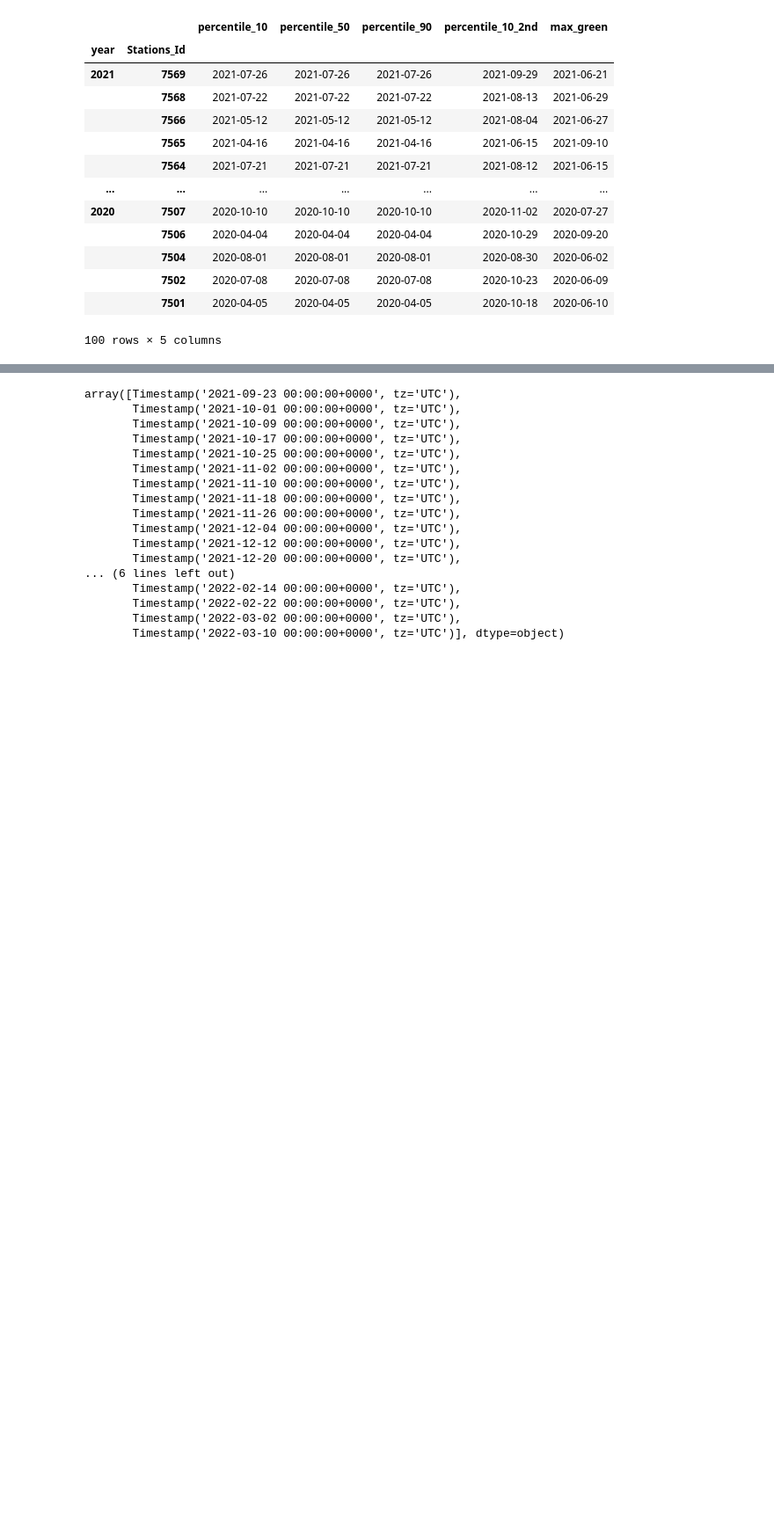
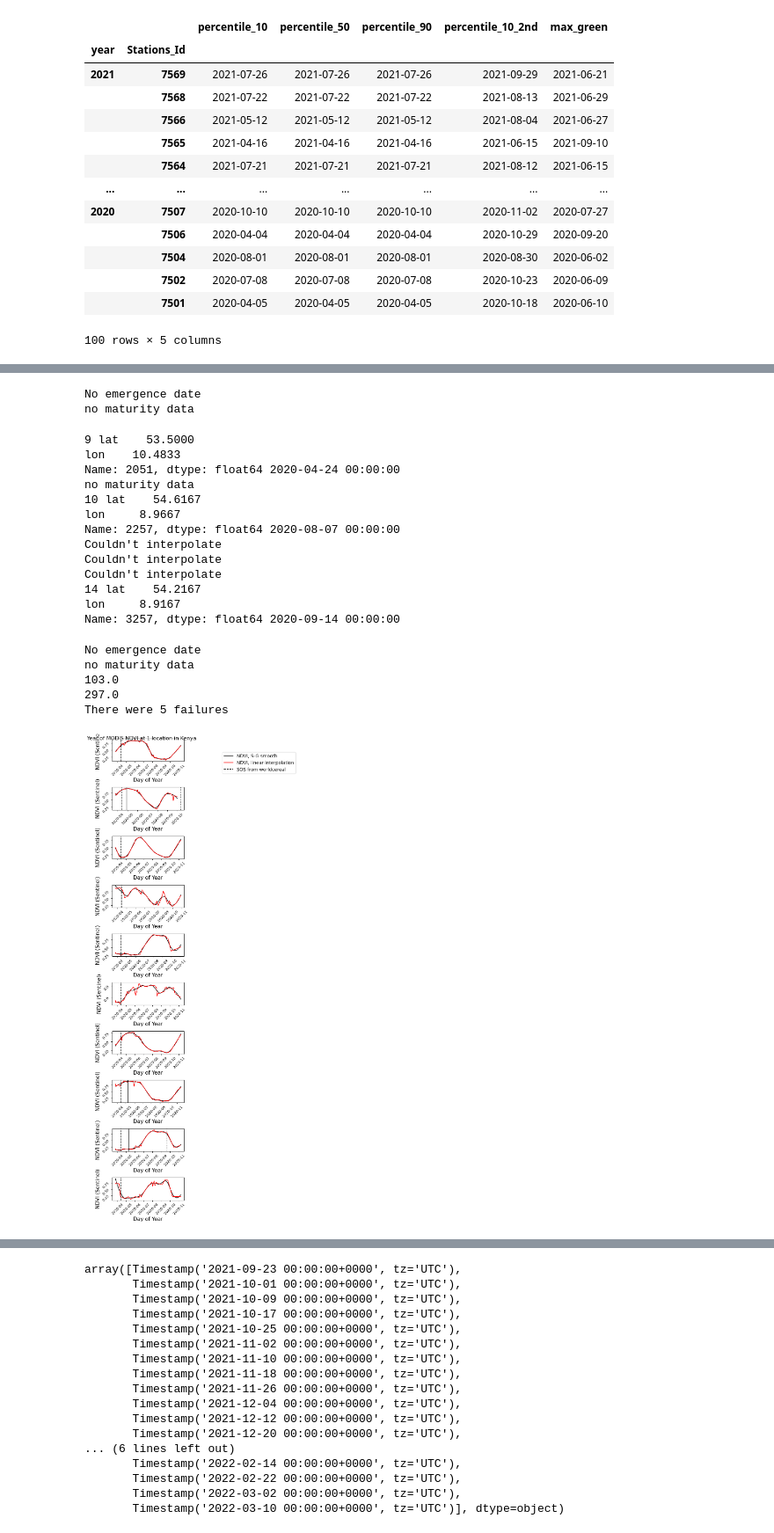
Before and after one commit to MartinP556/Satellite_Feature_Extraction, a Jupyter notebook: first_try_logit2.ipynb, the cells around one changed output, grey strips where cells are left out. Shown at 88% size. Drawn from its saved outputs; the diff is of its cells as text; code cells hidden in the pictures; blank space fills up the shorter version.

Commit message:
Adapting to new download method

```diff
--- a/first_try_logit2.ipynb
+++ b/first_try_logit2.ipynb
@@ -198,0 +188,5 @@ Station 7569 in 2021 has 58 observations
+# %%
+station = ds['Stations_Id'].unique()[0]
+year = 2020
+ds_station = ds.loc[ds['Stations_Id'] == station]
+ds_station_year = data_cleaning.restrict_to_growing_season(ds_station, year, ds_station['SOS'].iloc[0], ds_station['EOS'].iloc[0])
@@ -199,2 +195,2 @@ Station 7569 in 2021 has 58 observations
 # %%
-LSP.set_index(['year', 'Stations_Id'], inplace=True)
+ds_station_year.reset_index()#.set_index('formatted_time', inplace=True)
@@ -200,0 +234,10 @@ LSP.set_index(['year', 'Stations_Id'], inplace=True)
+# %%
+for first_in_file in np.arange(0, 1250, 50):
+    ds = pd.read_csv(f'C:\\Users\\wlwc1989\\Documents\\Phenology_Test_Notebooks\\earth_engine_MP\\Saved_files\\Sentinel\\Germany\\satdata{first_in_file}.csv')
+    ds = data_cleaning.add_EOS_to_df(ds)
+    ds = data_cleaning.add_SOS_to_df(ds)
+    ds['NDVI'] = normalized_difference(ds['median B4'], ds['median B8'])
+    if first_in_file == 0:
+        LSP_times = LSP.LSP_at_stations(ds, 2017, 2021, LSP_method='savgol')
+    else:
+        LSP_times = pd.concat([LSP_times, LSP.LSP_at_stations(ds, 2017, 2021, LSP_method='savgol')], axis=0)
@@ -288,0 +406,21 @@ def plot_many_NDVI_curves(ds, year, shift = 0, font_size = 15):
+# %%
+ds1 = pd.read_csv('C:\\Users\\wlwc1989\\Documents\\Phenology_Test_Notebooks\\earth_engine_MP\\Saved_files\\Sentinel\\Germany6\\satdata0.csv')
+ds2 = pd.read_csv('C:\\Users\\wlwc1989\\Documents\\Phenology_Test_Notebooks\\earth_engine_MP\\Saved_files\\Sentinel\\Germany6\\satdata5.csv')
+ds3 = pd.read_csv('C:\\Users\\wlwc1989\\Documents\\Phenology_Test_Notebooks\\earth_engine_MP\\Saved_files\\Sentinel\\Germany6\\satdata10.csv')
+# %%
+ds = pd.concat([ds1, ds2, ds3], axis = 0)
+ds = ds.where(ds['NDVI'] != -9999).dropna()
+ds = ds.where(ds['reducer'] == 'median').dropna()
+ds['date'] = pd.to_datetime(ds['date'])
+ds['year'] = ds['date'].dt.year
+obs_data = pd.read_csv('C:\\Users\\wlwc1989\\Documents\\Phenology_Test_Notebooks\\phenology_dwd\\results_for_comparing\\observed_times.csv')
+obs_data = obs_data.drop(columns=['Unnamed: 0', 'lat', 'lon'])
+obs_data = obs_data.rename(columns={'Stations_id':'Stations_Id', 'Referenzjahr': 'year'})
+ds = data_cleaning.add_EOS_to_df(ds)
+ds = data_cleaning.add_SOS_to_df(ds)
+ds = pd.merge(ds, obs_data, on=['Stations_Id', 'year'], how = 'outer')
+#ds['NDVI'] = (ds['median sur_refl_b02'] - ds['median sur_refl_b01'])/(ds['median sur_refl_b02'] + ds['median sur_refl_b01'])
+#ds['NDVI'] = normalized_difference(ds['median B8'], ds['median B4'])
+#station = ds['Stations_Id'].unique()[0]
+plot_many_NDVI_curves(ds, 2020, font_size = 15)
+# %% [output]
@@ -289,3 +444,24 @@ def plot_many_NDVI_curves(ds, year, shift = 0, font_size = 15):
+No emergence date
+no maturity data
+9 lat    53.5000
+lon    10.4833
+Name: 2051, dtype: float64 2020-04-24 00:00:00
+no maturity data
+10 lat    54.6167
+lon     8.9667
+Name: 2257, dtype: float64 2020-08-07 00:00:00
+Couldn't interpolate
+Couldn't interpolate
+Couldn't interpolate
+14 lat    54.2167
+lon     8.9167
+Name: 3257, dtype: float64 2020-09-14 00:00:00
+No emergence date
+no maturity data
+103.0
+297.0
+There were 5 failures
+[figure, added]
 # %%
 #ds = pd.read_csv('C:\\Users\\wlwc1989\\Documents\\Phenology_Test_Notebooks\\earth_engine_MP\\Saved_files\\MODIS\\Germany\\satdata0_GER.csv')
 #ds = pd.read_csv('C:\\Users\\wlwc1989\\Documents\\Phenology_Test_Notebooks\\earth_engine_MP\\Saved_files\\MODIS\\Kenya\\satdata0_KEN.csv')#_KEN
```
Also changed, not shown: parts of 22 cells of this notebook, 3 other files.
